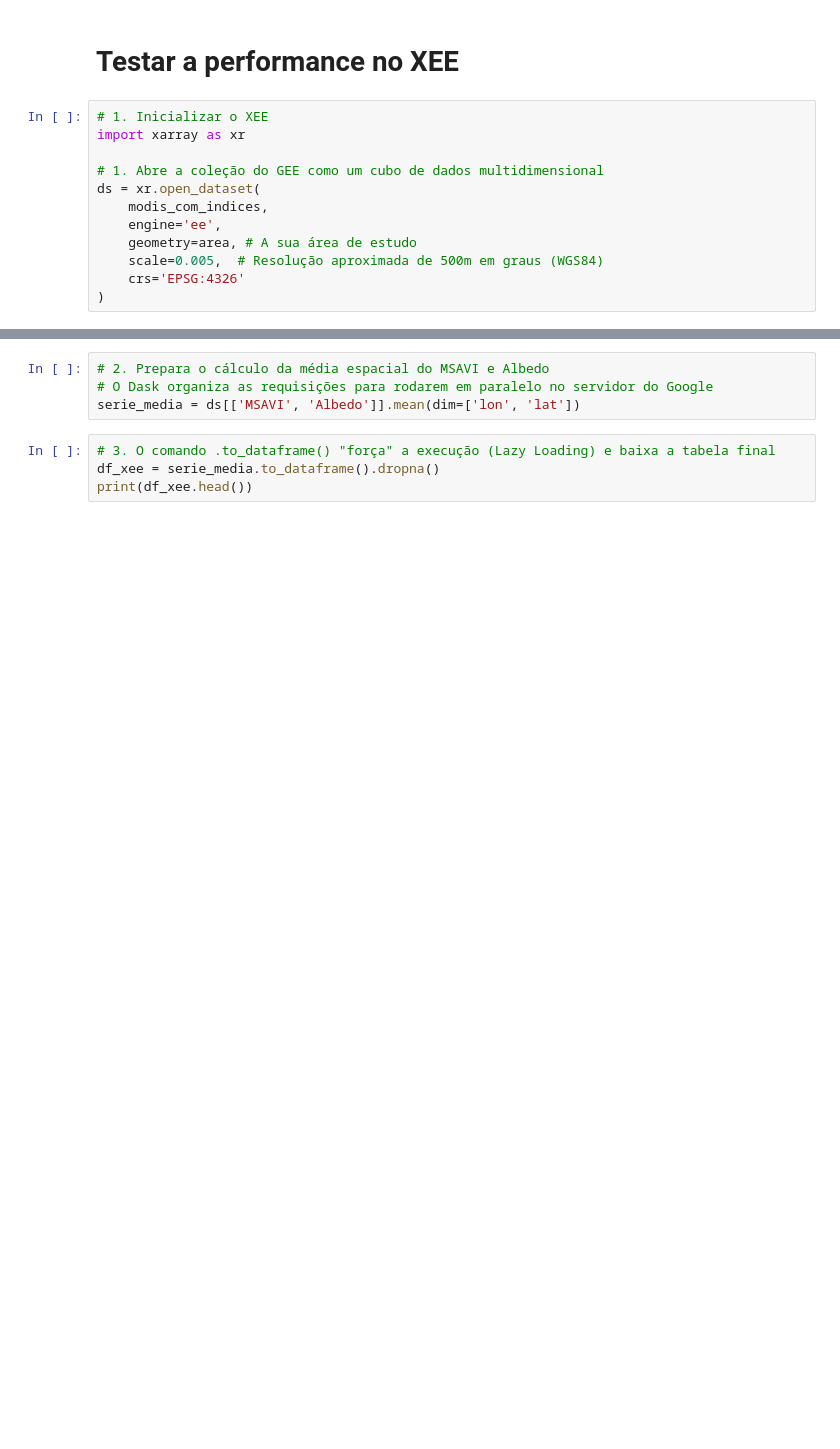
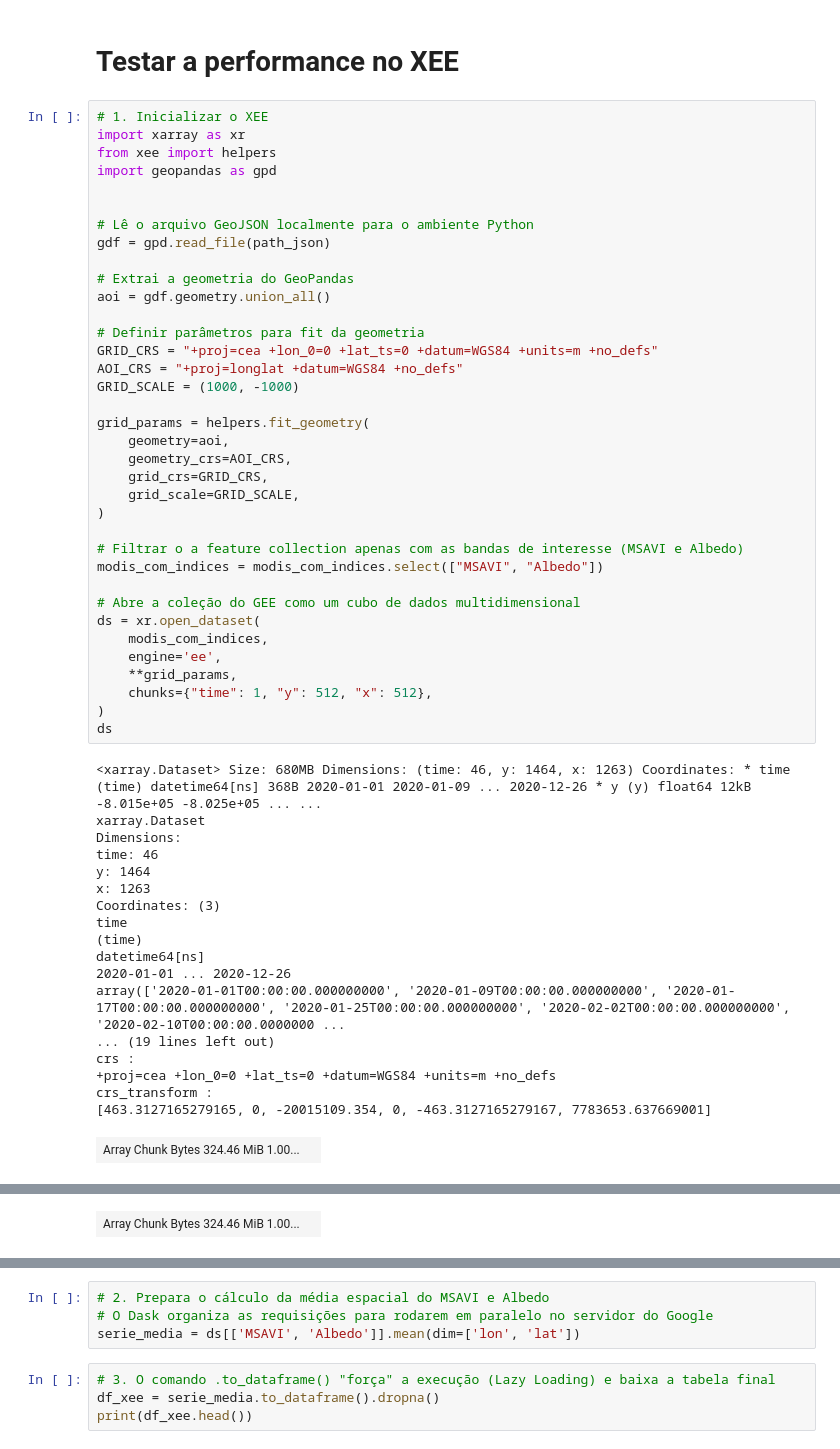
Before and after one commit to gabmartinez96/desertificacao_sf, a Jupyter notebook: scripts/1-MSAVI_Test.ipynb, the cells around one changed output, grey strips where cells are left out. Cells and saved outputs as stored; diff of their text form; blank space fills up the shorter version.

```diff
--- a/scripts/1-MSAVI_Test.ipynb
+++ b/scripts/1-MSAVI_Test.ipynb
@@ -113,12 +84,55 @@ print(df_bacias.head())
 # %%
 # 1. Inicializar o XEE
 import xarray as xr
+from xee import helpers
+import geopandas as gpd
 
-# 1. Abre a coleção do GEE como um cubo de dados multidimensional
+
+# Lê o arquivo GeoJSON localmente para o ambiente Python
+gdf = gpd.read_file(path_json)
+
+# Extrai a geometria do GeoPandas
+aoi = gdf.geometry.union_all()
+
+# Definir parâmetros para fit da geometria
+GRID_CRS = "+proj=cea +lon_0=0 +lat_ts=0 +datum=WGS84 +units=m +no_defs"
+AOI_CRS = "+proj=longlat +datum=WGS84 +no_defs"
+GRID_SCALE = (1000, -1000)
+
+grid_params = helpers.fit_geometry(
+    geometry=aoi,
+    geometry_crs=AOI_CRS,
+    grid_crs=GRID_CRS,
+    grid_scale=GRID_SCALE,
+)
+
+# Filtrar o a feature collection apenas com as bandas de interesse (MSAVI e Albedo)
+modis_com_indices = modis_com_indices.select(["MSAVI", "Albedo"])
+
+# Abre a coleção do GEE como um cubo de dados multidimensional
 ds = xr.open_dataset(
     modis_com_indices,
     engine='ee',
-    geometry=area, # A sua área de estudo
-    scale=0.005,  # Resolução aproximada de 500m em graus (WGS84)
-    crs='EPSG:4326'
+    **grid_params,
+    chunks={"time": 1, "y": 512, "x": 512},
 )
+ds
+# %% [output]
+<xarray.Dataset> Size: 680MB Dimensions: (time: 46, y: 1464, x: 1263) Coordinates: * time (time) datetime64[ns] 368B 2020-01-01 2020-01-09 ... 2020-12-26 * y (y) float64 12kB -8.015e+05 -8.025e+05 ... ...
+xarray.Dataset
+Dimensions:
+time: 46
+y: 1464
+x: 1263
+Coordinates: (3)
+time
+(time)
+datetime64[ns]
+2020-01-01 ... 2020-12-26
+array(['2020-01-01T00:00:00.000000000', '2020-01-09T00:00:00.000000000', '2020-01-17T00:00:00.000000000', '2020-01-25T00:00:00.000000000', '2020-02-02T00:00:00.000000000', '2020-02-10T00:00:00.0000000 ...
+... (19 lines left out)
+crs :
++proj=cea +lon_0=0 +lat_ts=0 +datum=WGS84 +units=m +no_defs
+crs_transform :
+[463.3127165279165, 0, -20015109.354, 0, -463.3127165279167, 7783653.637669001]
+| Array Chunk Bytes 324.46 MiB 1.00... |  |
@@ -124,0 +151 @@ ds = xr.open_dataset(
+| Array Chunk Bytes 324.46 MiB 1.00... |  |
```
Also changed, not shown: parts of 10 cells of this notebook.
